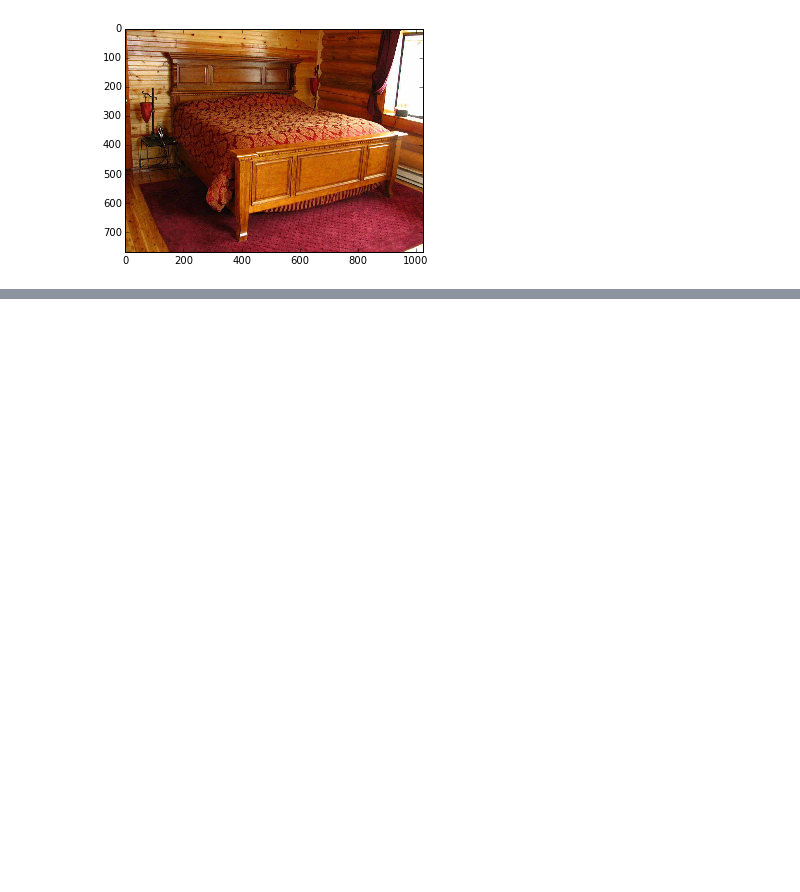
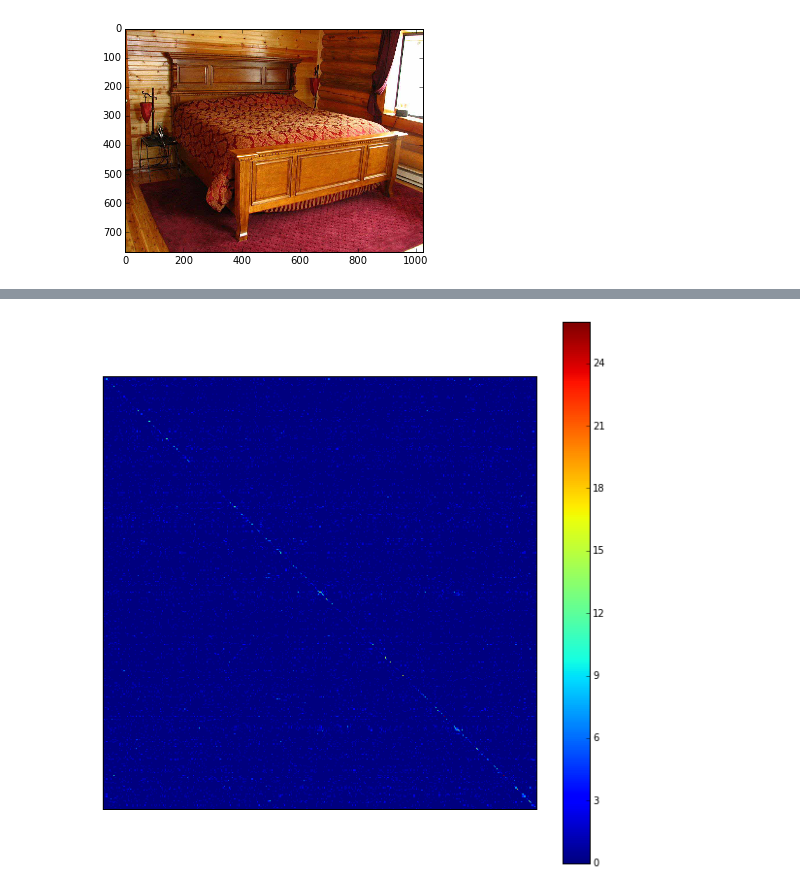
Before and after one commit to mprat/caffe, a Jupyter notebook: sun_play/testbed.ipynb, the cells around one changed output, grey strips where cells are left out. Saved outputs shown, nothing was run; the diff lists cells and outputs as text; code cells hidden in the pictures; blank space fills up the shorter version.

```diff
--- a/sun_play/testbed.ipynb
+++ b/sun_play/testbed.ipynb
@@ -108,0 +74,13 @@ plt.imshow(arraydata[1].T)
+# %%
+filename = 'confusion_matrix_logistic_regression_14_percent_accuracy'
+# np.save(filename, confusion_matrix)
+fig = plt.figure(figsize=(10,10))
+ax = fig.add_subplot(111)
+cax = ax.matshow(confusion_matrix)
+plt.colorbar(cax)
+ax.set_xticks([])
+ax.set_yticks([])
+plt.show()
+# plt.savefig(filename + '.pdf')
+# %% [output]
+[figure, added]
```
Also changed, not shown: parts of 19 cells of this notebook.
